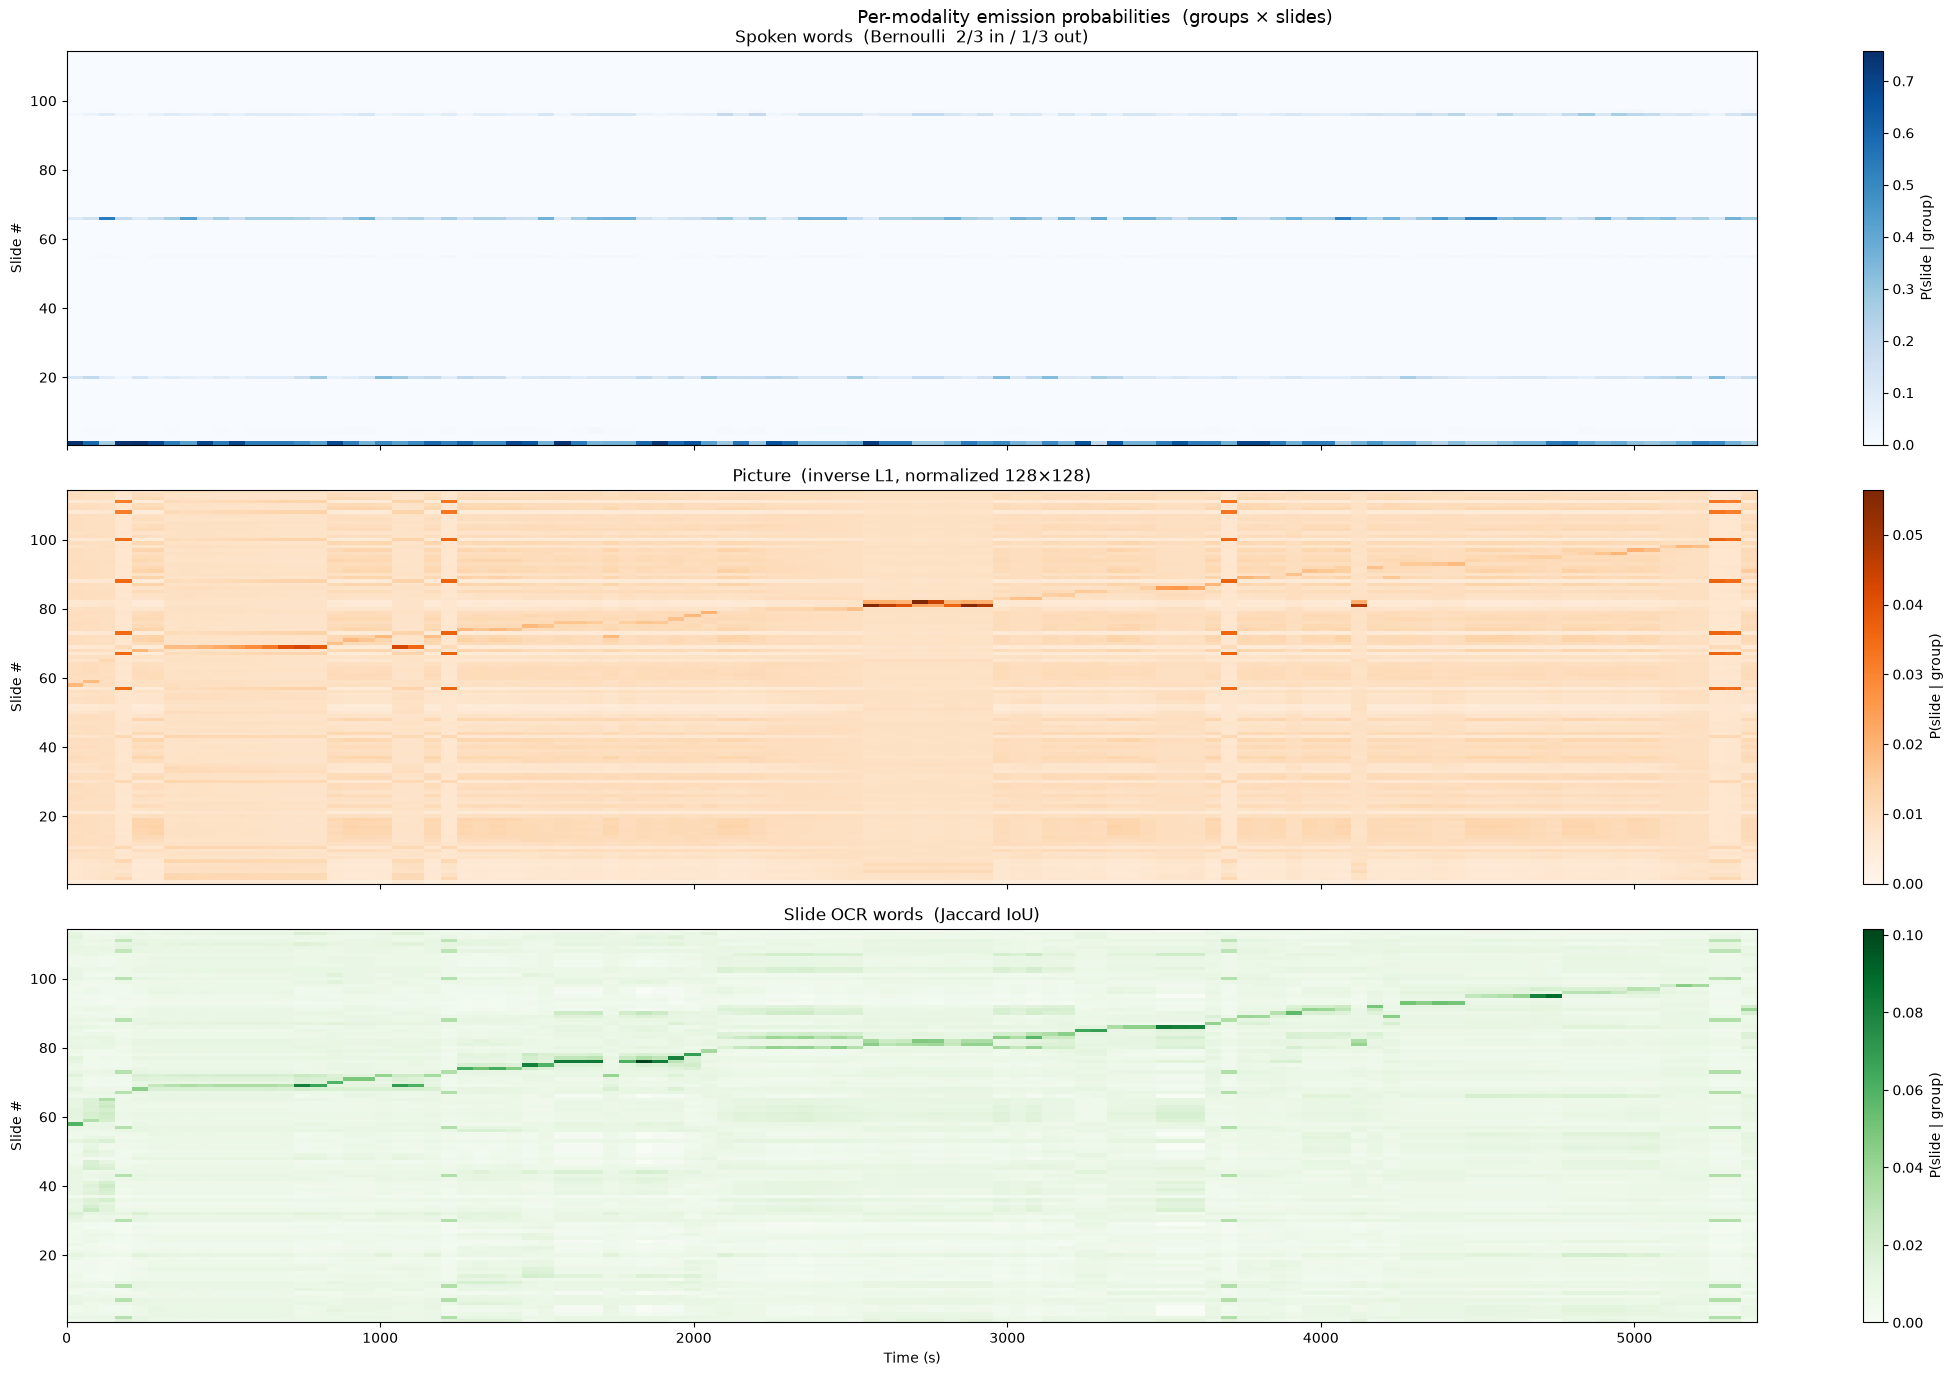
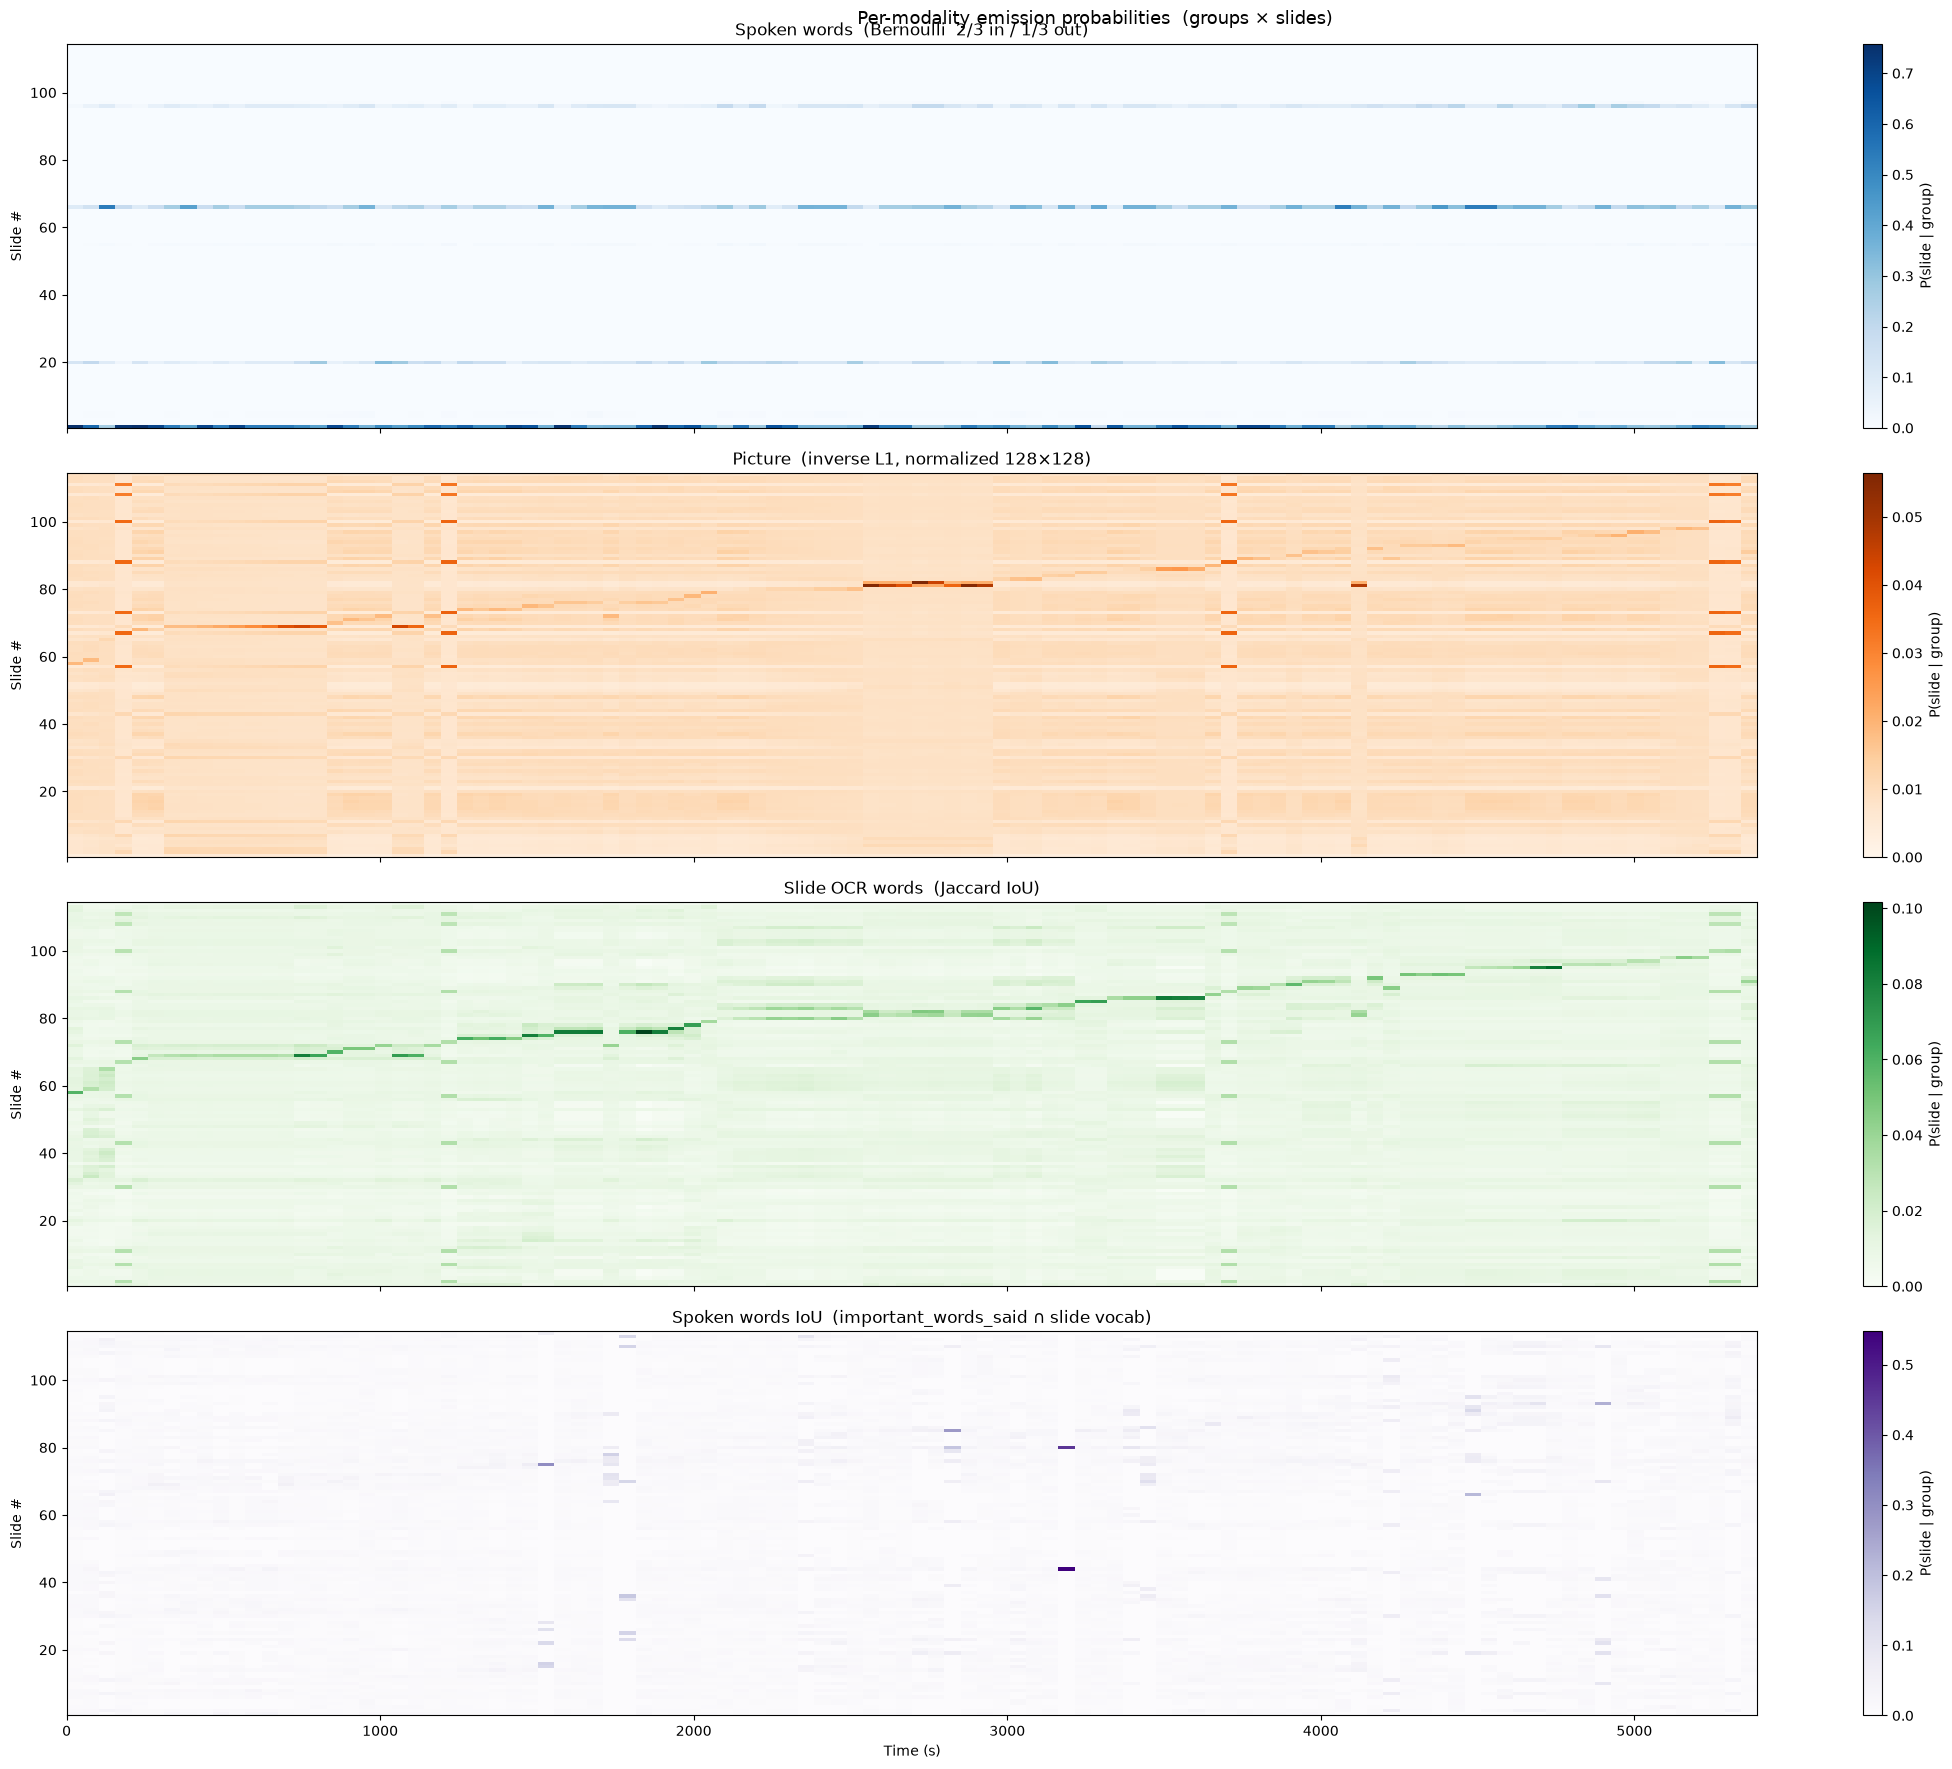
Unified diff of the notebook cell whose output changed from the first chart to the second:
--- before
+++ after
@@ -1,12 +1,10 @@
 # ── Emission heatmaps ──────────────────────────────────────────────────────────
-# Three rows: spoken words, picture (inv L1), slide OCR words.
-# X = time (group extent), Y = slide index.
-
-fig, axes = plt.subplots(3, 1, figsize=(22, 14), sharex=True)
+fig, axes = plt.subplots(4, 1, figsize=(22, 18), sharex=True)
 
 pairs = [
-    (emit_text, 'Spoken words  (Bernoulli  2/3 in / 1/3 out)', 'Blues'),
-    (emit_vis,  'Picture  (inverse L1, normalized 128×128)',    'Oranges'),
-    (emit_ocr,  'Slide OCR words  (Jaccard IoU)',               'Greens'),
+    (emit_text,       'Spoken words  (Bernoulli  2/3 in / 1/3 out)', 'Blues'),
+    (emit_vis,        'Picture  (inverse L1, normalized 128×128)',    'Oranges'),
+    (emit_ocr,        'Slide OCR words  (Jaccard IoU)',               'Greens'),
+    (emit_spoken_iou, 'Spoken words IoU  (important_words_said ∩ slide vocab)', 'Purples'),
 ]
 

Commit: incorporating notebook changes into transcribe.py